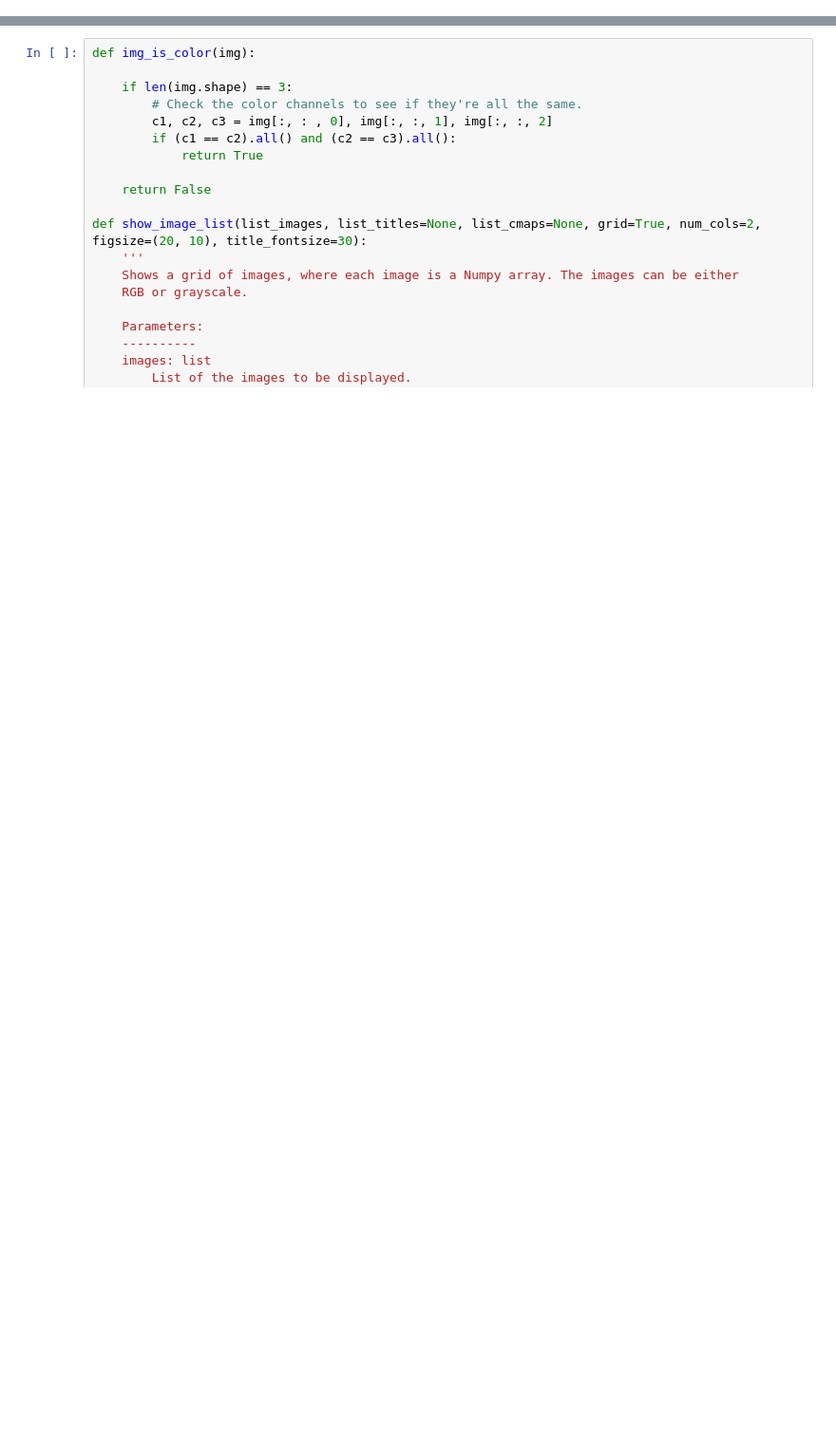
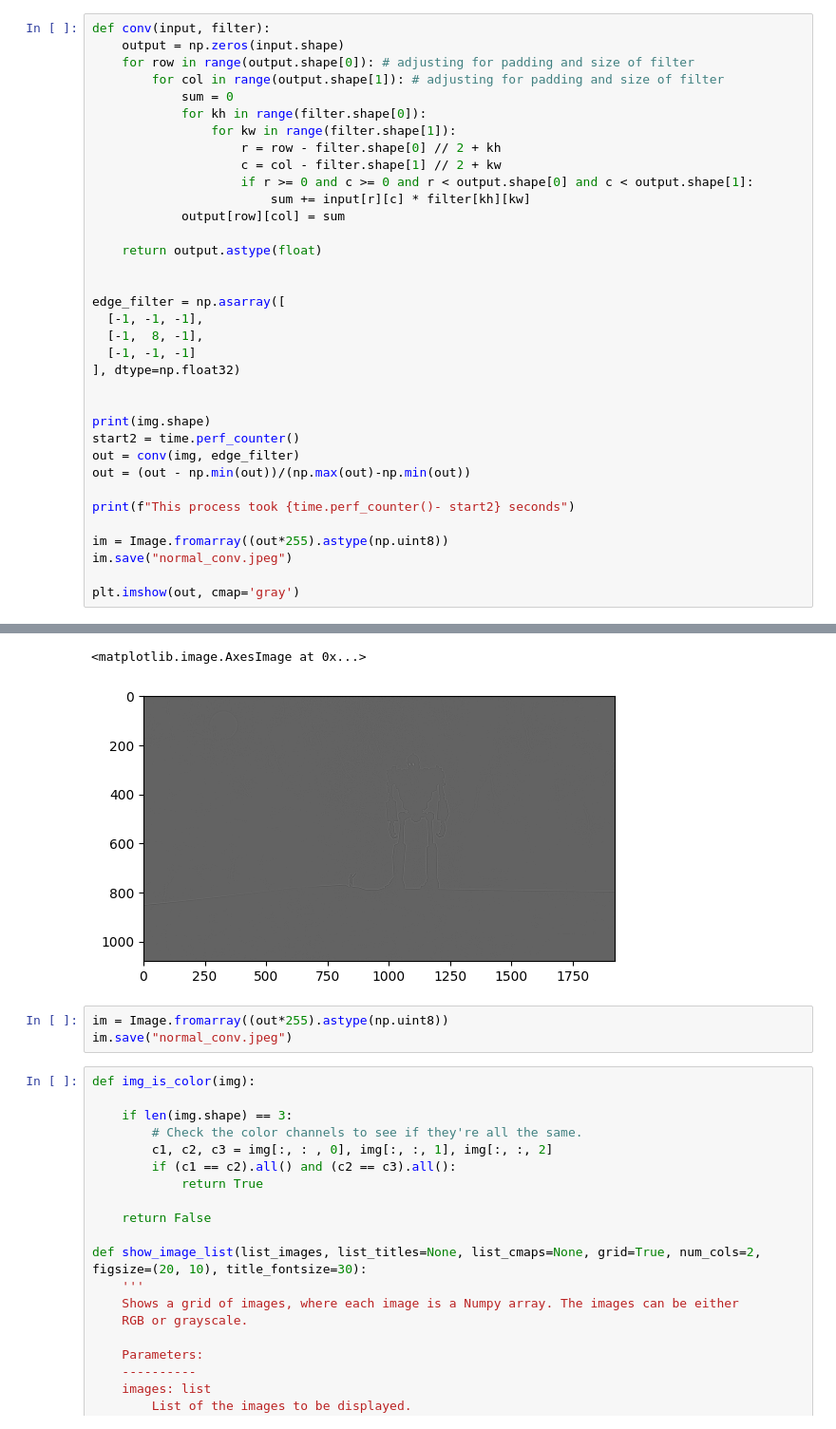
Before and after one commit to aryanindarapu/ece479, a Jupyter notebook: lab3/fft_playground.ipynb, the cells around one changed output, grey strips where cells are left out. Shown at 95% size. Saved outputs shown, nothing was run; the diff lists cells and outputs as text; blank space fills up the shorter version.

Commit message:
Got comparison between fourier and normal convolution

```diff
--- a/lab3/fft_playground.ipynb
+++ b/lab3/fft_playground.ipynb
@@ -40,0 +57,36 @@ show_image_list(list_images, figsize=(10, 10))
+# %%
+def conv(input, filter):
+    output = np.zeros(input.shape)
+    for row in range(output.shape[0]): # adjusting for padding and size of filter
+        for col in range(output.shape[1]): # adjusting for padding and size of filter
+            sum = 0
+            for kh in range(filter.shape[0]):
+                for kw in range(filter.shape[1]):
+                    r = row - filter.shape[0] // 2 + kh
+                    c = col - filter.shape[1] // 2 + kw
+                    if r >= 0 and c >= 0 and r < output.shape[0] and c < output.shape[1]:
+                        sum += input[r][c] * filter[kh][kw]
+            output[row][col] = sum
+
+    return output.astype(float)
+
+
+edge_filter = np.asarray([
+  [-1, -1, -1],
+  [-1,  8, -1],
+  [-1, -1, -1]
+], dtype=np.float32)
+
+
+print(img.shape)
+start2 = time.perf_counter()
+out = conv(img, edge_filter)
+out = (out - np.min(out))/(np.max(out)-np.min(out))
+
+print(f"This process took {time.perf_counter()- start2} seconds")
+
+im = Image.fromarray((out*255).astype(np.uint8))
+im.save("normal_conv.jpeg")
+
+plt.imshow(out, cmap='gray')
+# %% [output]
@@ -41,3 +95,8 @@ show_image_list(list_images, figsize=(10, 10))
+<matplotlib.image.AxesImage at 0x...>
+[figure, added]
+# %%
+im = Image.fromarray((out*255).astype(np.uint8))
+im.save("normal_conv.jpeg")
 # %%
 def img_is_color(img):
 
```
Also changed, not shown: parts of 3 cells of this notebook, 2 other files.
